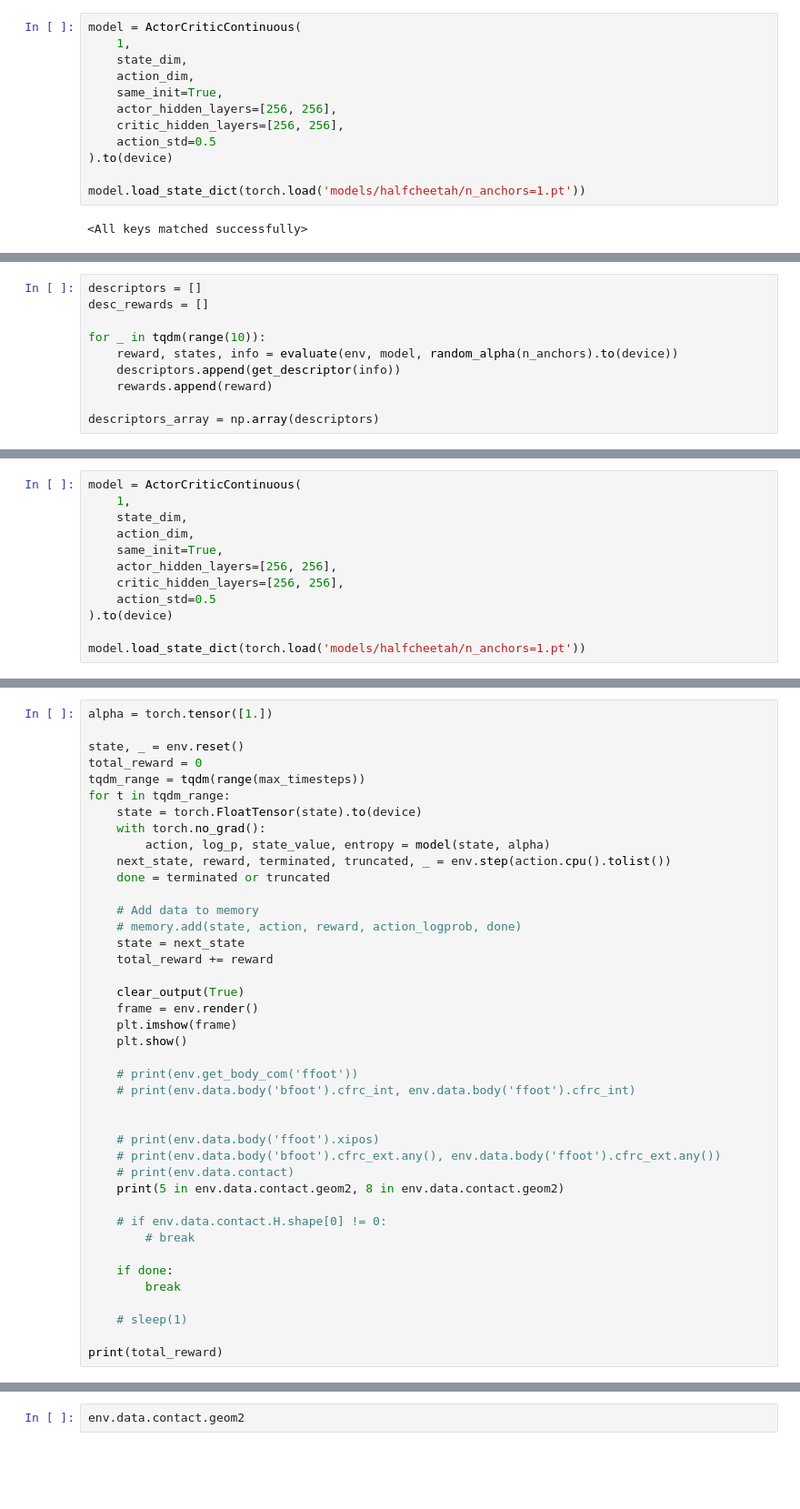
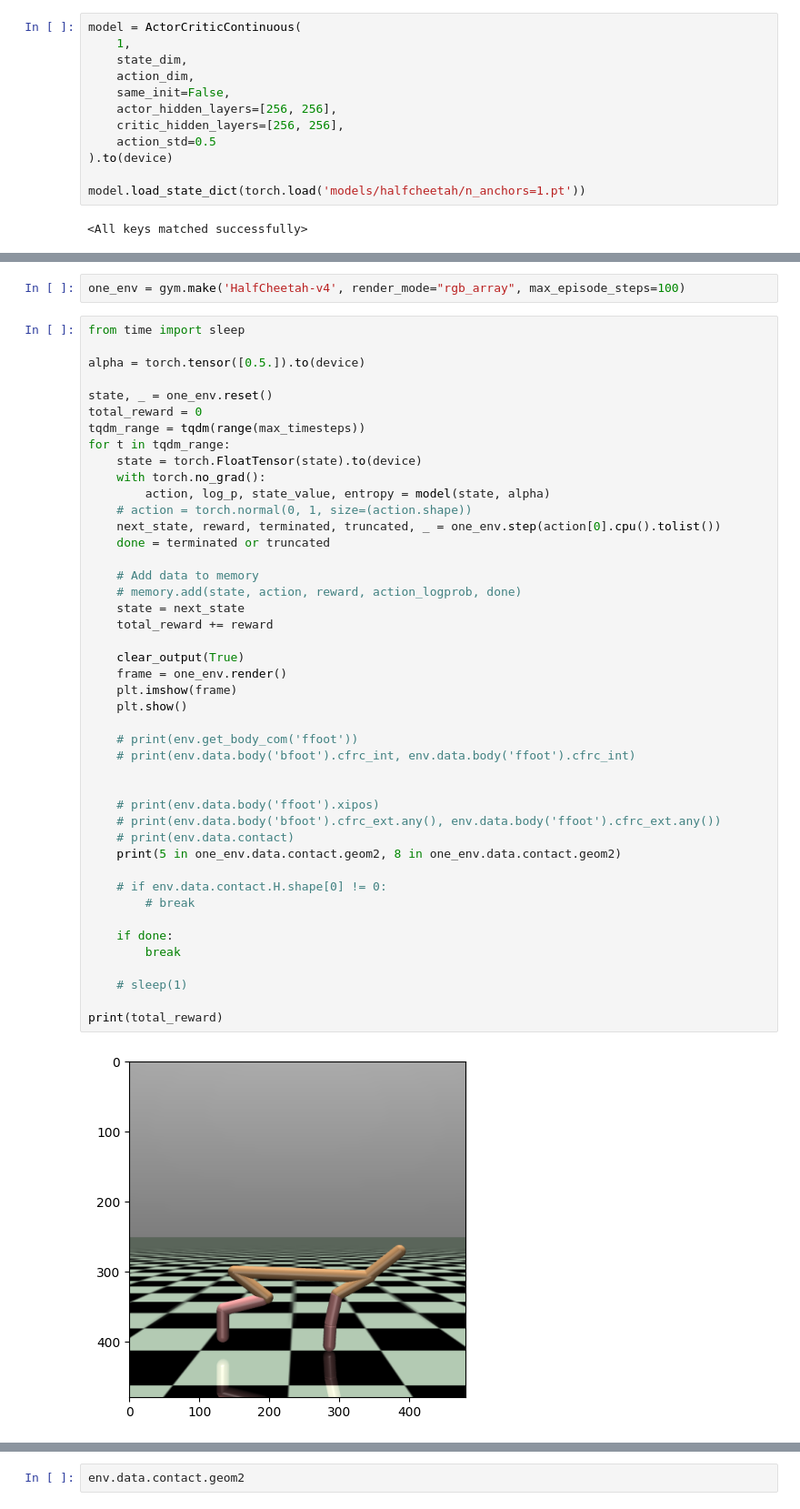
Before and after one commit to TheSun00000/QD-RL-Subspace, a Jupyter notebook: halfcheetah.ipynb, the cells around one changed output, grey strips where cells are left out. Shown: that part at 91% size. Cells and saved outputs as stored; diff of their text form; blank space fills up the shorter version.

```diff
--- a/halfcheetah.ipynb
+++ b/halfcheetah.ipynb
@@ -358,7 +804,7 @@ model = ActorCriticContinuous(
     1,
     state_dim,
     action_dim,
-    same_init=True,
+    same_init=False,
     actor_hidden_layers=[256, 256],
     critic_hidden_layers=[256, 256],
     action_std=0.5
@@ -373,10 +815,0 @@ def get_descriptor(info):
-# %%
-descriptors = []
-desc_rewards = []
-
-for _ in tqdm(range(10)):
-    reward, states, info = evaluate(env, model, random_alpha(n_anchors).to(device))
-    descriptors.append(get_descriptor(info))
-    rewards.append(reward)
-
-descriptors_array = np.array(descriptors)
@@ -438,12 +815,0 @@ from time import sleep
-# %%
-model = ActorCriticContinuous(
-    1,
-    state_dim,
-    action_dim,
-    same_init=True,
-    actor_hidden_layers=[256, 256],
-    critic_hidden_layers=[256, 256],
-    action_std=0.5
-).to(device)
-
-model.load_state_dict(torch.load('models/halfcheetah/n_anchors=1.pt'))
@@ -452,42 +818,48 @@ model.load_state_dict(torch.load('models/halfcheetah/n_anchors=1.pt'))
+# %%
+one_env = gym.make('HalfCheetah-v4', render_mode="rgb_array", max_episode_steps=100)
 # %%
-alpha = torch.tensor([1.])
+from time import sleep
 
-state, _ = env.reset()
+alpha = torch.tensor([0.5.]).to(device)
+
+state, _ = one_env.reset()
 total_reward = 0
 tqdm_range = tqdm(range(max_timesteps))
 for t in tqdm_range:
     state = torch.FloatTensor(state).to(device)
     with torch.no_grad():
         action, log_p, state_value, entropy = model(state, alpha)
-    next_state, reward, terminated, truncated, _ = env.step(action.cpu().tolist())
+    # action = torch.normal(0, 1, size=(action.shape))
+    next_state, reward, terminated, truncated, _ = one_env.step(action[0].cpu().tolist())
     done = terminated or truncated
 
     # Add data to memory
     # memory.add(state, action, reward, action_logprob, done)
     state = next_state
     total_reward += reward
 
     clear_output(True)
-    frame = env.render()
+    frame = one_env.render()
     plt.imshow(frame)
     plt.show()
 
     # print(env.get_body_com('ffoot'))
     # print(env.data.body('bfoot').cfrc_int, env.data.body('ffoot').cfrc_int)
 
 
     # print(env.data.body('ffoot').xipos)
     # print(env.data.body('bfoot').cfrc_ext.any(), env.data.body('ffoot').cfrc_ext.any())
     # print(env.data.contact)
-    print(5 in env.data.contact.geom2, 8 in env.data.contact.geom2)
+    print(5 in one_env.data.contact.geom2, 8 in one_env.data.contact.geom2)
 
     # if env.data.contact.H.shape[0] != 0:
         # break
 
     if done:
         break
 
     # sleep(1)
 
 print(total_reward)
 # %% [output]
+[figure, added]
```
Also changed, not shown: parts of 30 cells of this notebook, 12 other files.
